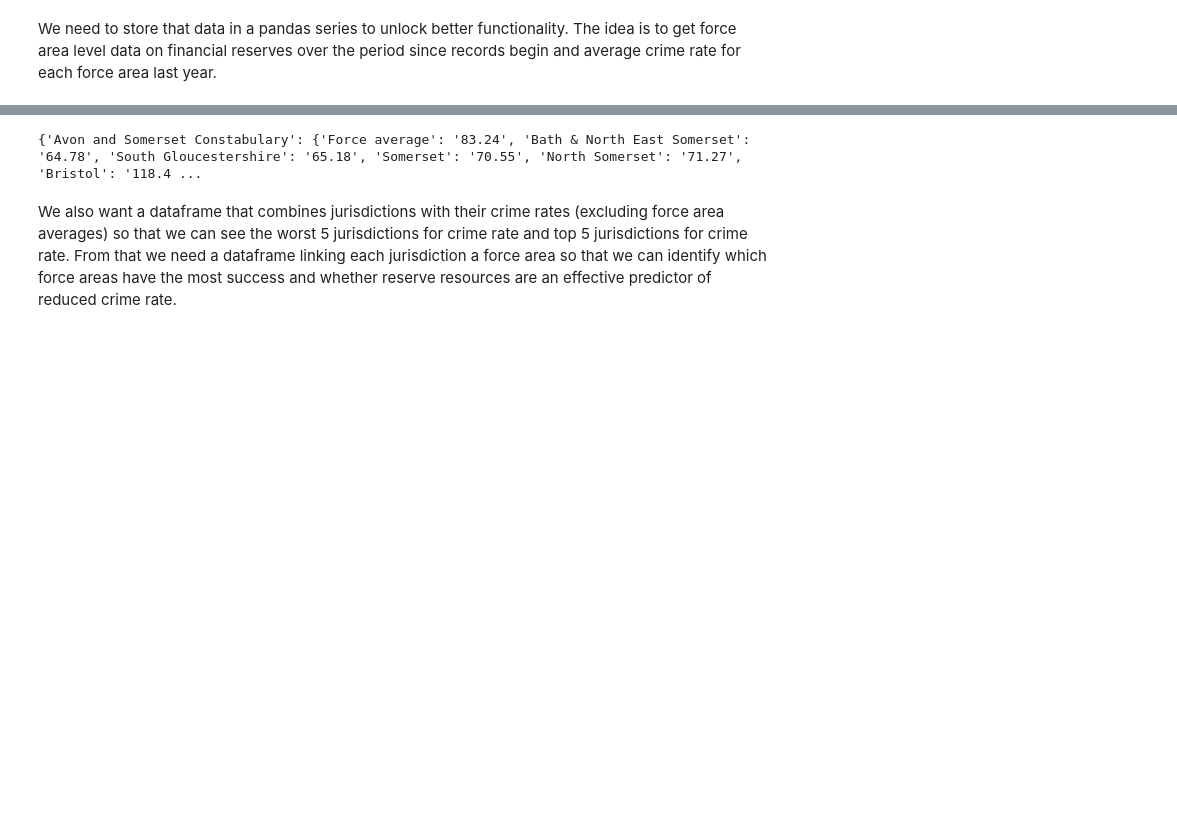
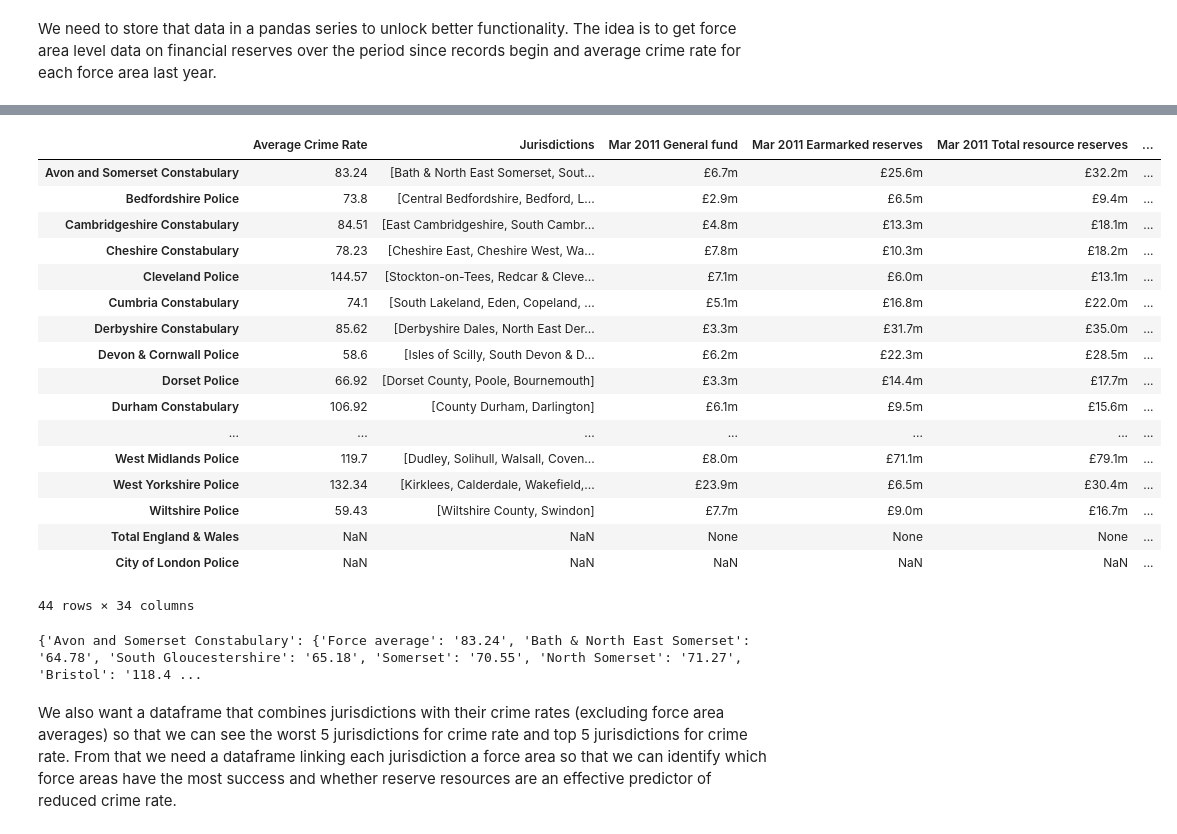
Before and after one commit to SOCStudentUoE/BEE2041-Empirical-Assignment, a Jupyter notebook: blog.ipynb, the cells around one changed output, grey strips where cells are left out. Cells and saved outputs as stored; diff of their text form; code cells hidden in the pictures; blank space fills up the shorter version.

Commit message:
Force Area level data cleaned

```diff
--- a/blog.ipynb
+++ b/blog.ipynb
@@ -663,3 +730,57 @@ Index(['Avon and Somerset Constabulary', 'Bedfordshire Police',
+# %%
+import pandas as pd
+import numpy as np
+
+# Assuming 'Force_Areas', 'jurisdictions', 'Periods', 'Reserves', 'financial_reserves' are defined
+force_avg_crime_rate = {}
+force_jurisdictions = {}
+financial_data = {}
+
+# Process average crime rates and jurisdictions
+for area in Force_Areas:
+    force_avg_crime_rate[area] = jurisdictions.get(area, {}).get('Force average', np.nan)
+    force_jurisdictions[area] = [j for j in jurisdictions.get(area, {}) if j != 'Force average'] if area in jurisdictions else np.nan
+
+# Create Pandas Series
+Force_Crime_Rates = pd.Series(force_avg_crime_rate, name='Average Crime Rate')
+Force_Jurisdictions = pd.Series(force_jurisdictions, name='Jurisdictions')
+
+# Create DataFrame from Series
+ForceAreas = pd.DataFrame({'Average Crime Rate': Force_Crime_Rates, 'Jurisdictions': Force_Jurisdictions})
+
+# Process financial reserves
+for area in Force_Areas:
+    area_data = financial_reserves.get(area, {})
+    for period in Periods:
+        for fund in Reserves:
+            key = f"{period} {fund}"
+            value = area_data.get(period, {}).get(fund, np.nan)
+            financial_data.setdefault(key, {})[area] = value
+
+# Add financial data to DataFrame
+for key, values in financial_data.items():
+    ForceAreas[key] = pd.Series(values)
+
+ForceAreas
+# %% [output]
+|  | Average Crime Rate | Jurisdictions | Mar 2011 General fund | Mar 2011 Earmarked reserves | Mar 2011 Total resource reserves | ... |
+| Avon and Somerset Constabulary | 83.24 | [Bath & North East Somerset, Sout... | £6.7m | £25.6m | £32.2m | ... |
+| Bedfordshire Police | 73.8 | [Central Bedfordshire, Bedford, L... | £2.9m | £6.5m | £9.4m | ... |
+| Cambridgeshire Constabulary | 84.51 | [East Cambridgeshire, South Cambr... | £4.8m | £13.3m | £18.1m | ... |
+| Cheshire Constabulary | 78.23 | [Cheshire East, Cheshire West, Wa... | £7.8m | £10.3m | £18.2m | ... |
+| Cleveland Police | 144.57 | [Stockton-on-Tees, Redcar & Cleve... | £7.1m | £6.0m | £13.1m | ... |
+| Cumbria Constabulary | 74.1 | [South Lakeland, Eden, Copeland, ... | £5.1m | £16.8m | £22.0m | ... |
+| Derbyshire Constabulary | 85.62 | [Derbyshire Dales, North East Der... | £3.3m | £31.7m | £35.0m | ... |
+| Devon & Cornwall Police | 58.6 | [Isles of Scilly, South Devon & D... | £6.2m | £22.3m | £28.5m | ... |
+| Dorset Police | 66.92 | [Dorset County, Poole, Bournemouth] | £3.3m | £14.4m | £17.7m | ... |
+| Durham Constabulary | 106.92 | [County Durham, Darlington] | £6.1m | £9.5m | £15.6m | ... |
+| ... | ... | ... | ... | ... | ... | ... |
+| West Midlands Police | 119.7 | [Dudley, Solihull, Walsall, Coven... | £8.0m | £71.1m | £79.1m | ... |
+| West Yorkshire Police | 132.34 | [Kirklees, Calderdale, Wakefield,... | £23.9m | £6.5m | £30.4m | ... |
+| Wiltshire Police | 59.43 | [Wiltshire County, Swindon] | £7.7m | £9.0m | £16.7m | ... |
+| Total England & Wales | NaN | NaN | None | None | None | ... |
+| City of London Police | NaN | NaN | NaN | NaN | NaN | ... |
+44 rows × 34 columns
 # %%
 print(jurisdictions)
 #Jurisdictions=pd.DataFrame(Index = Force_Area, jurisdictions)
```
Also changed, not shown: parts of 4 cells of this notebook, 1 other file.
